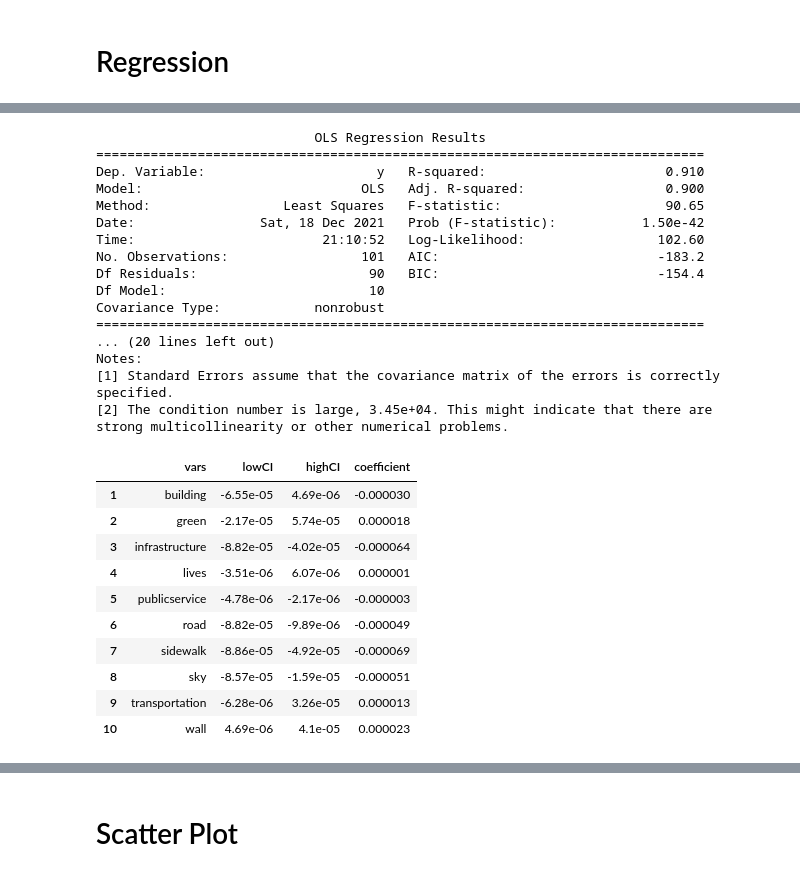
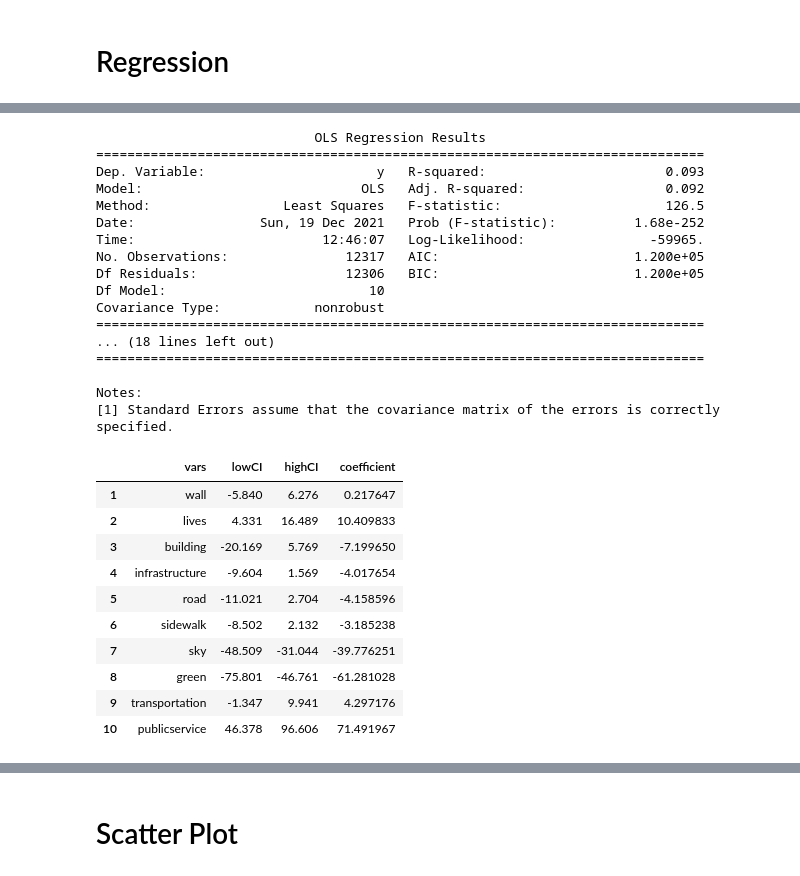
Before and after one commit to Zheng-Zhen/street-view-our-safety, a Jupyter notebook: data/correlation.ipynb, the cells around one changed output, grey strips where cells are left out. Saved outputs shown, nothing was run; the diff lists cells and outputs as text; code cells hidden in the pictures.

```diff
--- a/data/correlation.ipynb
+++ b/data/correlation.ipynb
@@ -61,8 +60,5 @@ np.random.seed(9876789)
 # %%
-selectCrimeCI = pd.read_csv ("selectCrime2.csv")
-selectCrimeCI = selectCrimeCI.drop(columns=['Unnamed: 0','All','geometry','nearestSVPoint'])
+selectCrimeCI = pd.read_csv("./correlation_ready.csv",index_col=0)
+selectCrimeCI = selectCrimeCI.drop(columns=['pointId'])
 Vars=["wall","lives","building","infrastructure","road","sidewalk","sky","green","transportation","publicservice"]
-selectCrimeCI[Vars] = selectCrimeCI[Vars].apply(lambda x: round((x-x.min())/(x.max()-x.min()),2))
-selectCrimeCI = pd.melt(selectCrimeCI, id_vars=['cartodb_id','crimeType','count'])
-selectCrimeCI = selectCrimeCI.groupby(["variable","value"]).sum("count").reset_index()
-selectCrimeCI = selectCrimeCI.drop(columns="cartodb_id")
+selectCrimeCI[Vars] = selectCrimeCI[Vars].apply(lambda x: (x-x.min())/(x.max()-x.min()))
@@ -74,3 +65,7 @@ y = attempt['value'].to_numpy()
+# %%
+X = selectCrimeCI[Vars].to_numpy()
+X = sm.add_constant(X)
+y = selectCrimeCI['crime_counts'].to_numpy()
 # %%
 model = sm.OLS(y, X)
 results = model.fit()
@@ -78,47 +73,47 @@ print(results.summary())
 # %% [output]
                             OLS Regression Results
 ==============================================================================
-Dep. Variable:                      y   R-squared:                       0.910
-Model:                            OLS   Adj. R-squared:                  0.900
-Method:                 Least Squares   F-statistic:                     90.65
-Date:                Sat, 18 Dec 2021   Prob (F-statistic):           1.50e-42
-Time:                        21:10:52   Log-Likelihood:                 102.60
-No. Observations:                 101   AIC:                            -183.2
-Df Residuals:                      90   BIC:                            -154.4
+Dep. Variable:                      y   R-squared:                       0.093
+Model:                            OLS   Adj. R-squared:                  0.092
+Method:                 Least Squares   F-statistic:                     126.5
+Date:                Sun, 19 Dec 2021   Prob (F-statistic):          1.68e-252
+Time:                        12:46:07   Log-Likelihood:                -59965.
+No. Observations:               12317   AIC:                         1.200e+05
+Df Residuals:                   12306   BIC:                         1.200e+05
 Df Model:                          10
 Covariance Type:            nonrobust
 ==============================================================================
-... (20 lines left out)
+... (18 lines left out)
+==============================================================================
+
 Notes:
 [1] Standard Errors assume that the covariance matrix of the errors is correctly specified.
-[2] The condition number is large, 3.45e+04. This might indicate that there are
-strong multicollinearity or other numerical problems.
 # %%
 regressionOutcome = pd.DataFrame(results.params)
-VARS = pd.Series(["intercept"]).append(pd.Series(selectCrimeCI["variable"].unique())).reset_index(drop=True)
-lowCI = ["intercept","-6.55e-05","-2.17e-05",'-8.82e-05','-3.51e-06',"-4.78e-06"," -8.82e-05","-8.86e-05","-8.57e-05","-6.28e-06","4.69e-06"]
-highCI = ["intercept",'4.69e-06','5.74e-05','-4.02e-05','6.07e-06',"-2.17e-06","-9.89e-06","-4.92e-05","-1.59e-05","3.26e-05","4.1e-05"]
+VARS = pd.Series(["intercept"]).append(pd.Series(Vars)).reset_index(drop=True)
+lowCI = ["intercept","-5.840","4.331",'-20.169','-9.604',"-11.021"," -8.502","-48.509","-75.801","-1.347","46.378"]
+highCI = ["intercept",'6.276','16.489','5.769','1.569',"2.704","2.132","-31.044","-46.761","9.941","96.606"]
 coefficient = regressionOutcome.iloc[:,0]
 
 regressionOutcome["vars"] = VARS
 regressionOutcome["lowCI"] = lowCI
 regressionOutcome["highCI"] = highCI
 regressionOutcome = regressionOutcome[1:]
 regressionOutcome["coefficient"] = coefficient
 # regressionOutcome = regressionOutcome.rename(columns={"0": "coefficient"}, errors="raise")
 regressionOutcome = regressionOutcome.iloc[:,1:5]
 regressionOutcome = pd.DataFrame(regressionOutcome)
 regressionOutcome
 # %% [output]
 |  | vars | lowCI | highCI | coefficient |
-| 1 | building | -6.55e-05 | 4.69e-06 | -0.000030 |
-| 2 | green | -2.17e-05 | 5.74e-05 | 0.000018 |
-| 3 | infrastructure | -8.82e-05 | -4.02e-05 | -0.000064 |
-| 4 | lives | -3.51e-06 | 6.07e-06 | 0.000001 |
-| 5 | publicservice | -4.78e-06 | -2.17e-06 | -0.000003 |
-| 6 | road | -8.82e-05 | -9.89e-06 | -0.000049 |
-| 7 | sidewalk | -8.86e-05 | -4.92e-05 | -0.000069 |
-| 8 | sky | -8.57e-05 | -1.59e-05 | -0.000051 |
-| 9 | transportation | -6.28e-06 | 3.26e-05 | 0.000013 |
-| 10 | wall | 4.69e-06 | 4.1e-05 | 0.000023 |
+| 1 | wall | -5.840 | 6.276 | 0.217647 |
+| 2 | lives | 4.331 | 16.489 | 10.409833 |
+| 3 | building | -20.169 | 5.769 | -7.199650 |
+| 4 | infrastructure | -9.604 | 1.569 | -4.017654 |
+| 5 | road | -11.021 | 2.704 | -4.158596 |
+| 6 | sidewalk | -8.502 | 2.132 | -3.185238 |
+| 7 | sky | -48.509 | -31.044 | -39.776251 |
+| 8 | green | -75.801 | -46.761 | -61.281028 |
+| 9 | transportation | -1.347 | 9.941 | 4.297176 |
+| 10 | publicservice | 46.378 | 96.606 | 71.491967 |
 # %%
```
Also changed, not shown: parts of 17 cells of this notebook, 2 other files.
